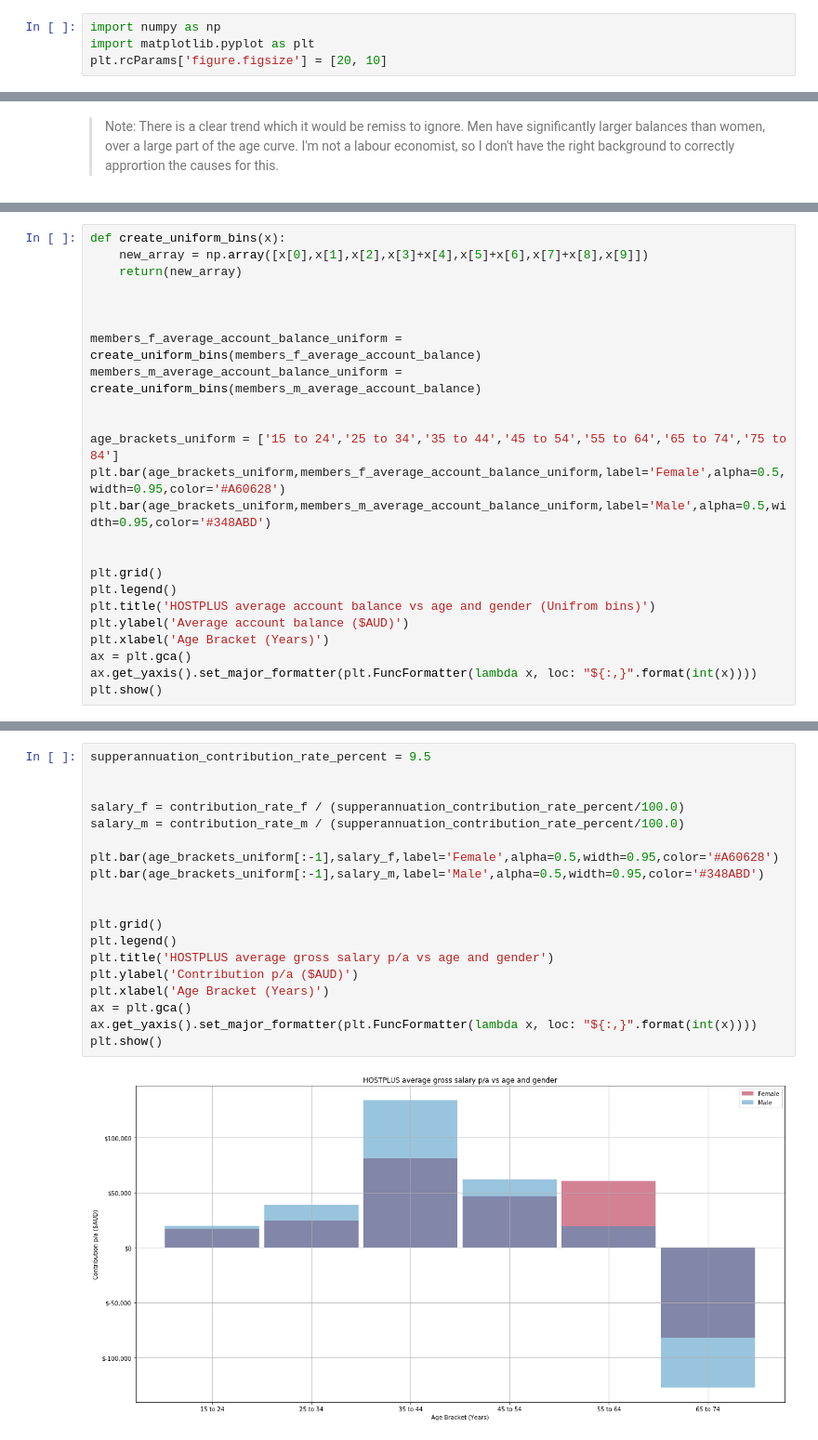
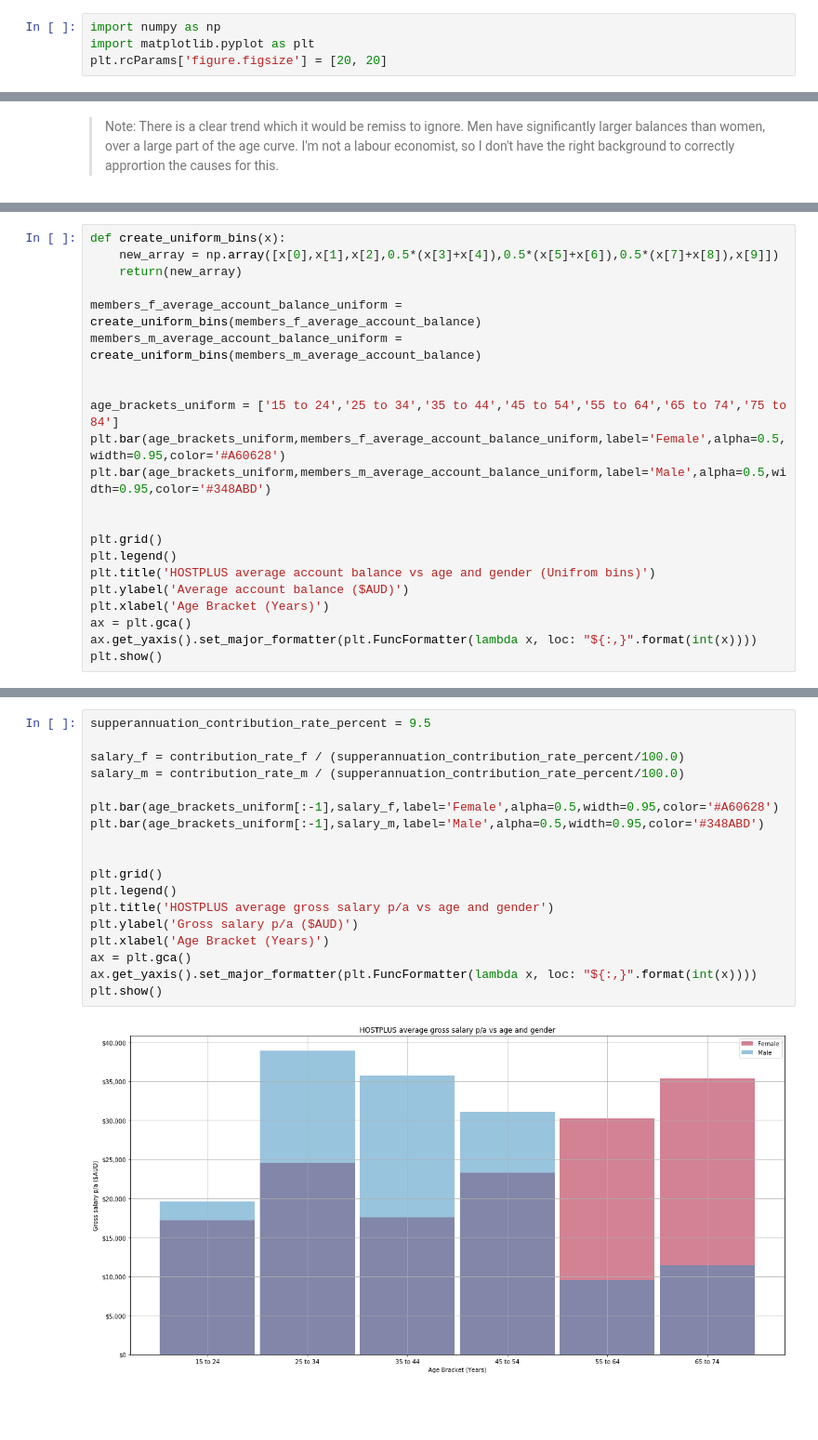
Before and after one commit to CGCooke/Blog, a Jupyter notebook: _notebooks/22-3-2020-Super-Fun-With-Bayesian-Magic.ipynb, the cells around one changed output, grey strips where cells are left out. Shown at 93% size. Cells and saved outputs as stored; diff of their text form; blank space fills up the shorter version.

```diff
--- a/_notebooks/22-3-2020-Super-Fun-With-Bayesian-Magic.ipynb
+++ b/_notebooks/22-3-2020-Super-Fun-With-Bayesian-Magic.ipynb
@@ -81,7 +81,7 @@ One subtle point to call out, is that the age brackets are not uniform.
 # %%
 import numpy as np
 import matplotlib.pyplot as plt
-plt.rcParams['figure.figsize'] = [20, 10]
+plt.rcParams['figure.figsize'] = [20, 20]
 # %%
 plt.bar(age_brackets,members_f_numbers,label='Female',alpha=0.5,width=0.95,color='#A60628')
 plt.bar(age_brackets,members_m_numbers,label='Male',alpha=0.5,width=0.95,color='#348ABD')
@@ -140,10 +140,8 @@ Before we do anything fancy, lets  keep things really simple. Let's assume the f
 Firstly, let's create bins of uniform width of 10 years each.
 # %%
 def create_uniform_bins(x):
-    new_array = np.array([x[0],x[1],x[2],x[3]+x[4],x[5]+x[6],x[7]+x[8],x[9]])
+    new_array = np.array([x[0],x[1],x[2],0.5*(x[3]+x[4]),0.5*(x[5]+x[6]),0.5*(x[7]+x[8]),x[9]])
     return(new_array)
-
-
 
 members_f_average_account_balance_uniform = create_uniform_bins(members_f_average_account_balance)
 members_m_average_account_balance_uniform = create_uniform_bins(members_m_average_account_balance)
@@ -187,21 +189,20 @@ plt.show()
 # %%
 supperannuation_contribution_rate_percent = 9.5
-
 
 salary_f = contribution_rate_f / (supperannuation_contribution_rate_percent/100.0)
 salary_m = contribution_rate_m / (supperannuation_contribution_rate_percent/100.0)
 
 plt.bar(age_brackets_uniform[:-1],salary_f,label='Female',alpha=0.5,width=0.95,color='#A60628')
 plt.bar(age_brackets_uniform[:-1],salary_m,label='Male',alpha=0.5,width=0.95,color='#348ABD')
 
 
 plt.grid()
 plt.legend()
 plt.title('HOSTPLUS average gross salary p/a vs age and gender')
-plt.ylabel('Contribution p/a ($AUD)')
+plt.ylabel('Gross salary p/a ($AUD)')
 plt.xlabel('Age Bracket (Years)')
 ax = plt.gca()
 ax.get_yaxis().set_major_formatter(plt.FuncFormatter(lambda x, loc: "${:,}".format(int(x))))
 plt.show()
 # %% [output]
-[figure, old version]
+[figure, new version]
```
Also changed, not shown: parts of 6 cells of this notebook.
